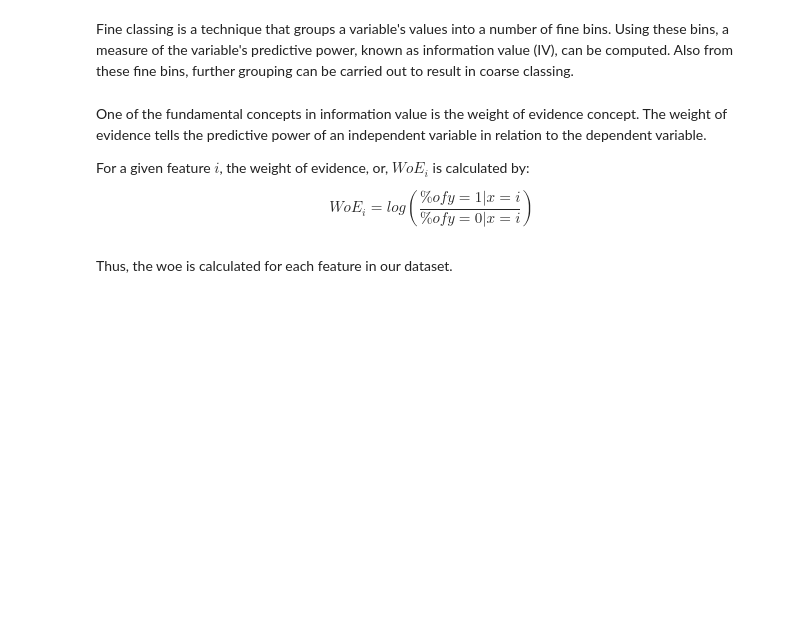
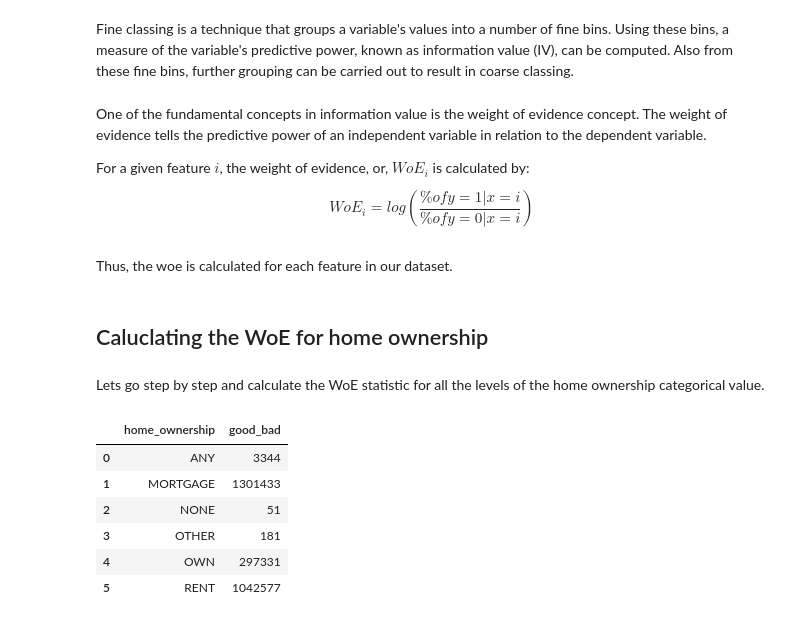
Before and after one commit to Eligijus112/expected-credit-loss, a Jupyter notebook: expected-credit-loss.ipynb, the cells around one changed output. Drawn from its saved outputs; the diff is of its cells as text; code cells hidden in the pictures; blank space fills up the shorter version.

```diff
--- a/expected-credit-loss.ipynb
+++ b/expected-credit-loss.ipynb
@@ -427,3 +427,7 @@ For a given feature $i$, the weight of evidence, or, $WoE_{i}$ is calculated by:
 $$ WoE_{i} = log\left(\dfrac{\% of y = 1 | x = i}{\% of y = 0 | x = i}\right)$$
 # %% [markdown]
 Thus, the woe is calculated for each feature in our dataset.
+# %% [markdown]
+## Caluclating the WoE for home ownership
+# %% [markdown]
+Lets go step by step and calculate the WoE statistic for all the levels of the home ownership categorical value.
@@ -429,0 +440,11 @@ Thus, the woe is calculated for each feature in our dataset.
+# %%
+# Inspecting the total number of people in each group
+grouped
+# %% [output]
+|  | home_ownership | good_bad |
+| 0 | ANY | 3344 |
+| 1 | MORTGAGE | 1301433 |
+| 2 | NONE | 51 |
+| 3 | OTHER | 181 |
+| 4 | OWN | 297331 |
+| 5 | RENT | 1042577 |
```
Also changed, not shown: parts of 12 cells of this notebook.
